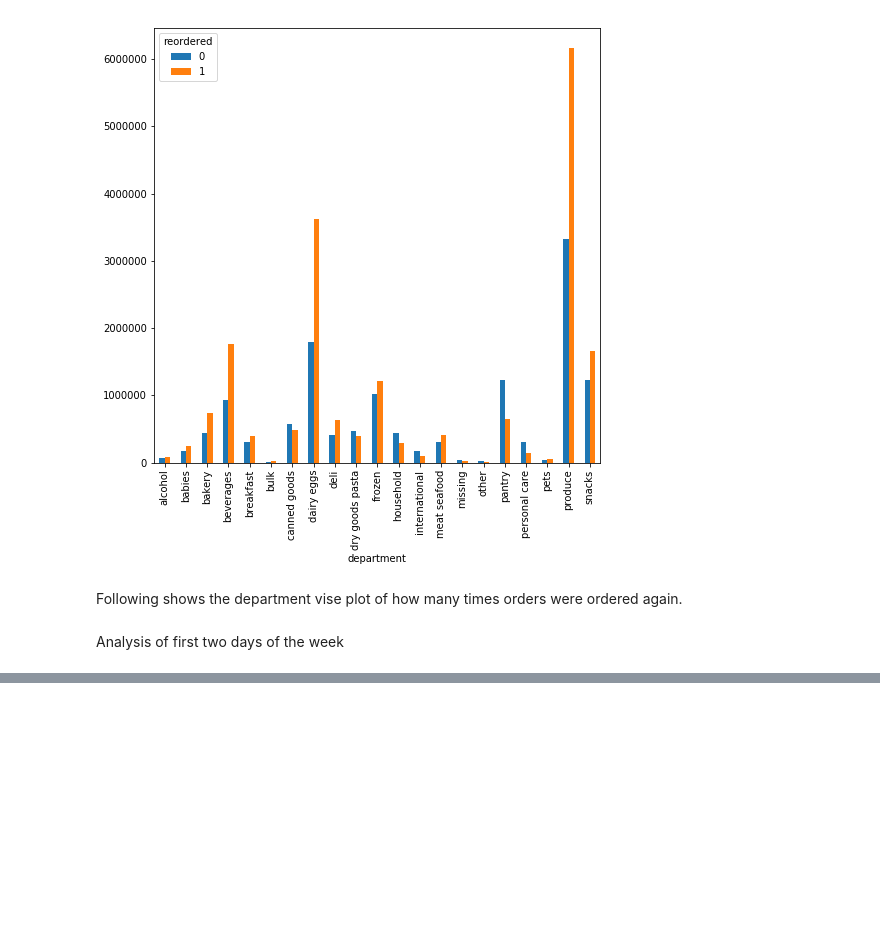
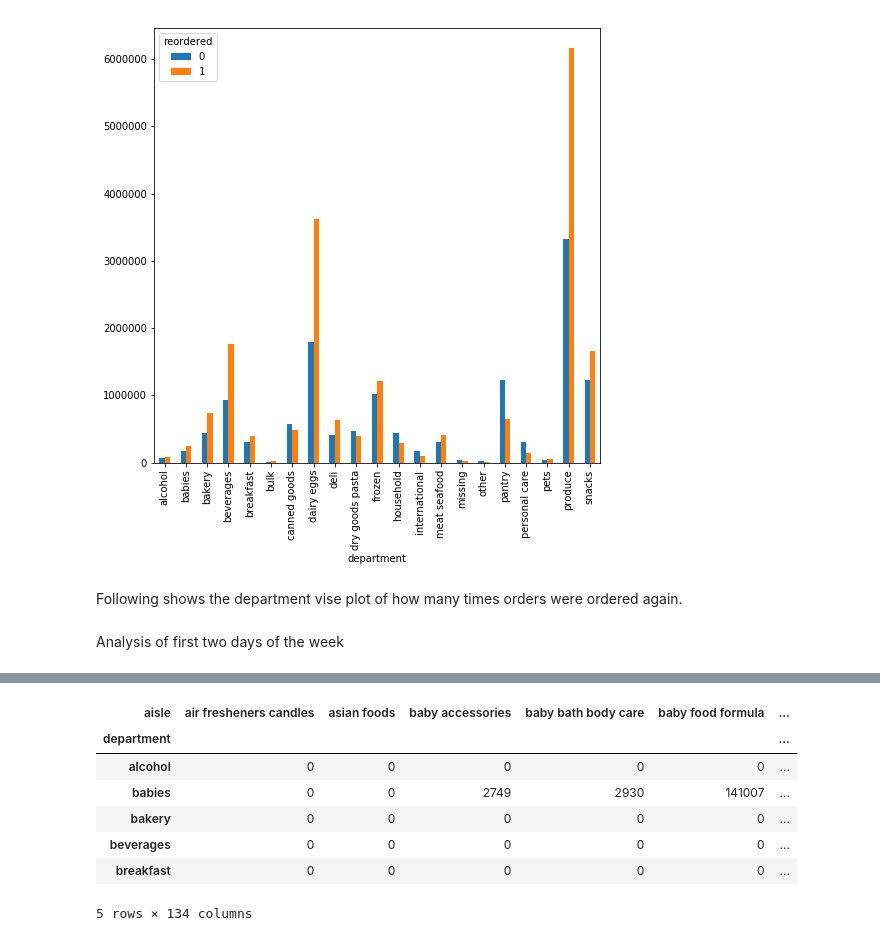
Before and after one commit to Pm1995/Instacart-Basket-Analysis-, a Jupyter notebook: EDA.ipynb, the cells around one changed output, grey strips where cells are left out. Cells and saved outputs as stored; diff of their text form; code cells hidden in the pictures; blank space fills up the shorter version.

```diff
--- a/EDA.ipynb
+++ b/EDA.ipynb
@@ -235,0 +298,14 @@ order_total.head()
+# %%
+clarity_color_table = pd.crosstab(index=order_total["department"],
+                          columns=order_total["aisle"])
+
+clarity_color_table.head()
+# %% [output]
+| aisle | air fresheners candles | asian foods | baby accessories | baby bath body care | baby food formula | ... |
+| department |  |  |  |  |  | ... |
+| alcohol | 0 | 0 | 0 | 0 | 0 | ... |
+| babies | 0 | 0 | 2749 | 2930 | 141007 | ... |
+| bakery | 0 | 0 | 0 | 0 | 0 | ... |
+| beverages | 0 | 0 | 0 | 0 | 0 | ... |
+| breakfast | 0 | 0 | 0 | 0 | 0 | ... |
+5 rows × 134 columns
```
Also changed, not shown: parts of 9 cells of this notebook.
